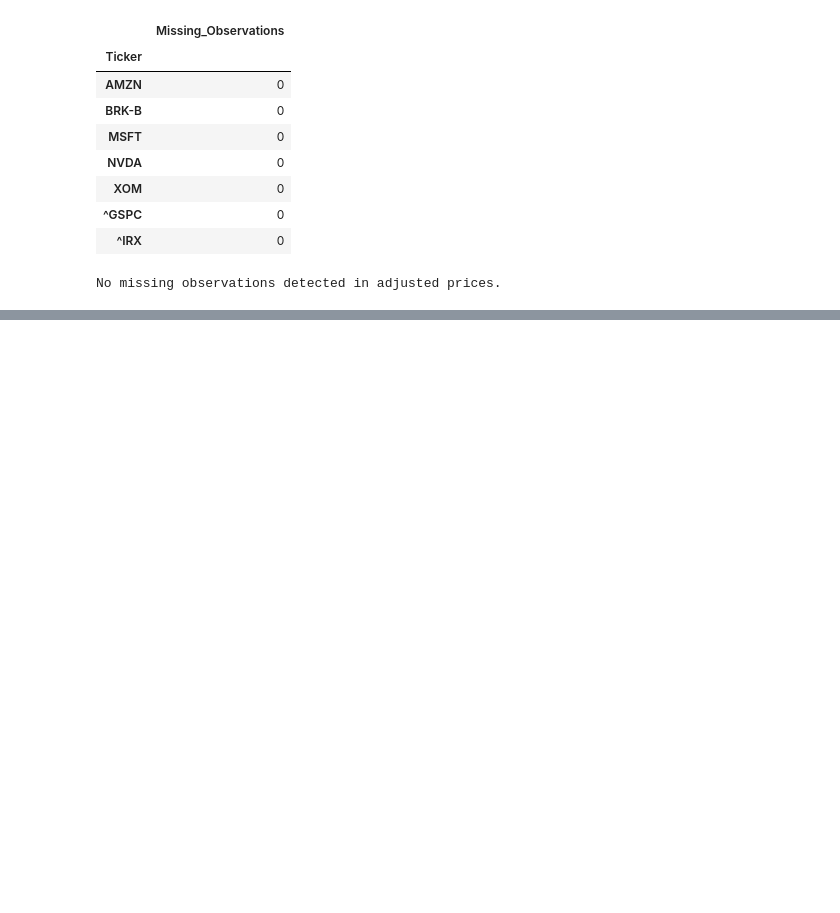
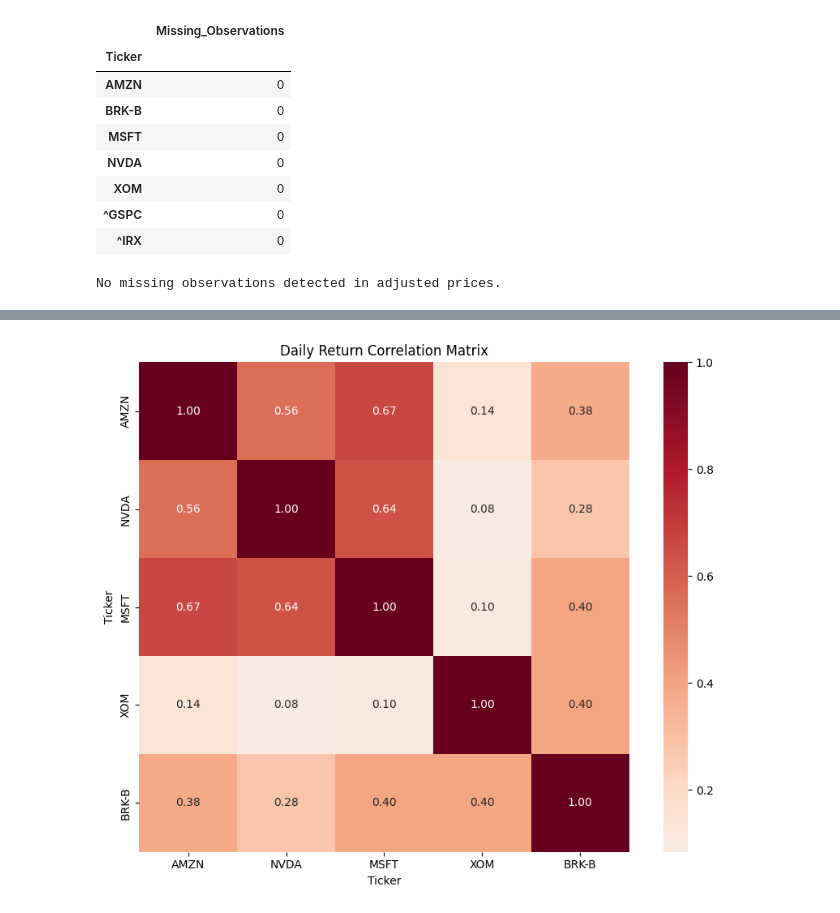
Before and after one commit to josuemarroquinj/corporate-value-portfolio-risk-analysis, a Jupyter notebook: notebooks/01_market_data_collection.ipynb, the cells around one changed output, grey strips where cells are left out. Drawn from its saved outputs; the diff is of its cells as text; code cells hidden in the pictures; blank space fills up the shorter version.

```diff
--- a/notebooks/01_market_data_collection.ipynb
+++ b/notebooks/01_market_data_collection.ipynb
@@ -345,0 +479,14 @@ No missing observations detected in adjusted prices.
+# %%
+# ============================================================
+# 5.1 SIMPLE DAILY RETURNS
+# ============================================================
+
+returns = adj_close.pct_change()
+
+returns = returns.dropna(how="all")
+
+print("Simple returns dataset:")
+print("Rows:", returns.shape[0])
+print("Columns:", returns.shape[1])
+
+display(returns.head())
@@ -345,0 +608,8 @@ No missing observations detected in adjusted prices.
+# %%
+# ============================================================
+# 5.6 CORRELATION MATRIX
+# ============================================================
+
+correlation_matrix = returns[ASSETS].corr()
+
+correlation_matrix
@@ -345,0 +624,21 @@ No missing observations detected in adjusted prices.
+# %%
+import matplotlib.pyplot as plt
+import seaborn as sns
+
+plt.figure(figsize=(9, 7))
+
+sns.heatmap(
+    correlation_matrix,
+    annot=True,
+    fmt=".2f",
+    cmap="RdBu_r",
+    center=0,
+    square=True
+)
+
+plt.title("Daily Return Correlation Matrix")
+plt.tight_layout()
+
+plt.show()
+# %% [output]
+[figure, added]
```
Also changed, not shown: parts of 51 cells of this notebook.
